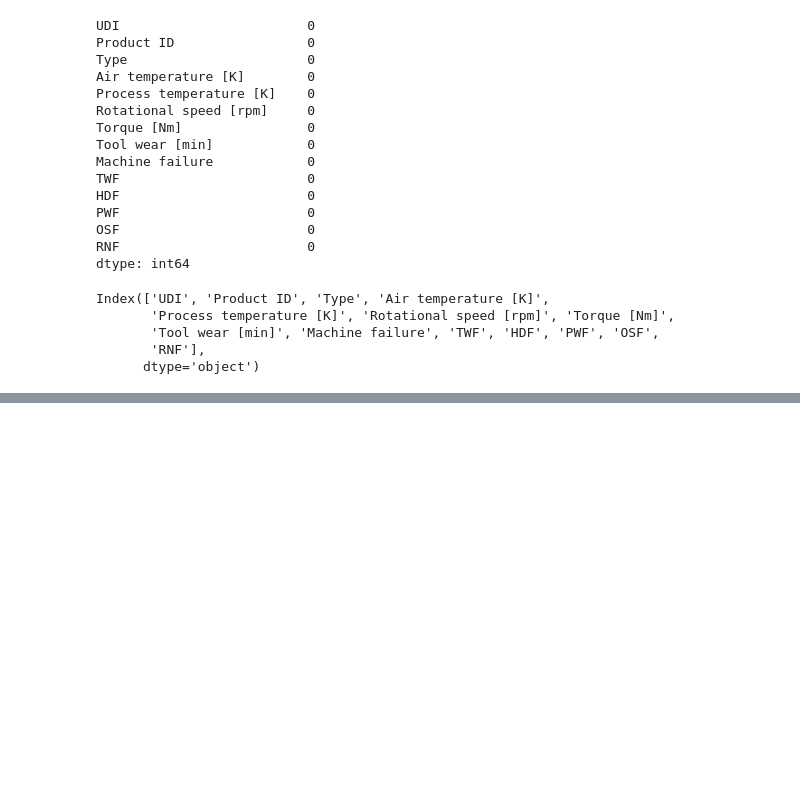
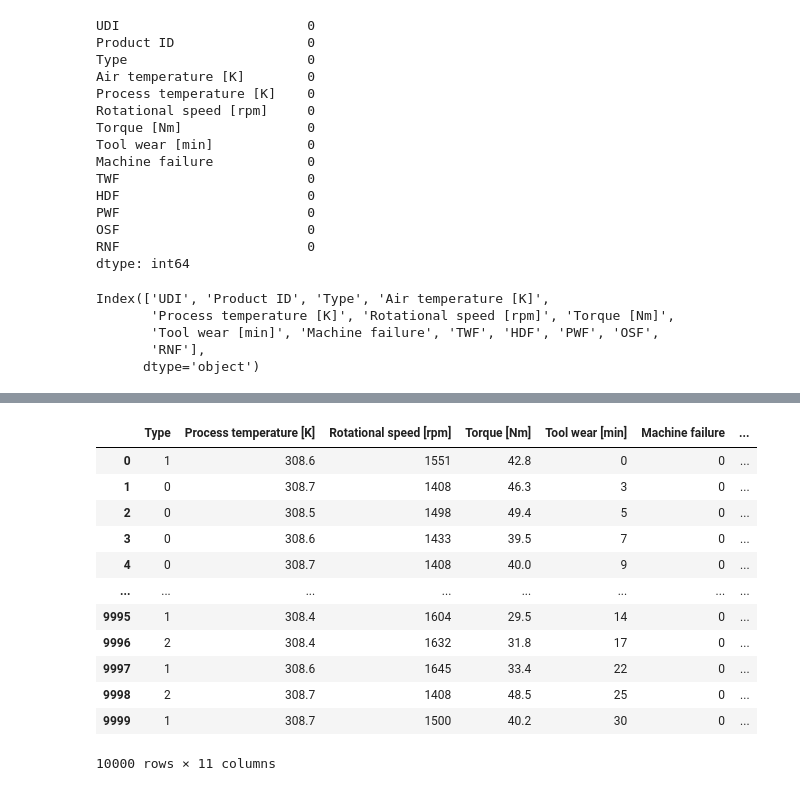
Before and after one commit to pk1308/PredictiveMaintenance, a Jupyter notebook: linearregression_excercise.ipynb, the cells around one changed output, grey strips where cells are left out. Cells and saved outputs as stored; diff of their text form; code cells hidden in the pictures; blank space fills up the shorter version.

```diff
--- a/linearregression_excercise.ipynb
+++ b/linearregression_excercise.ipynb
@@ -128,3 +153,9 @@ Index(['UDI', 'Product ID', 'Type', 'Air temperature [K]',
        'Tool wear [min]', 'Machine failure', 'TWF', 'HDF', 'PWF', 'OSF',
        'RNF'],
       dtype='object')
+# %%
+# droping the uid and product id and UDI
+df1= df.drop(["UDI", "Product ID"],axis = 1)
+# %%
+# map the type
+df1['Type'] = df1['Type'].map({"L" : 0 , "M" : 1 , "H" : 2 })
@@ -130,0 +185,19 @@ Index(['UDI', 'Product ID', 'Type', 'Air temperature [K]',
+# %%
+#my feature columns
+x = df1.drop(['Air temperature [K]'], axis = 1 )
+# %%
+x
+# %% [output]
+|  | Type | Process temperature [K] | Rotational speed [rpm] | Torque [Nm] | Tool wear [min] | Machine failure | ... |
+| 0 | 1 | 308.6 | 1551 | 42.8 | 0 | 0 | ... |
+| 1 | 0 | 308.7 | 1408 | 46.3 | 3 | 0 | ... |
+| 2 | 0 | 308.5 | 1498 | 49.4 | 5 | 0 | ... |
+| 3 | 0 | 308.6 | 1433 | 39.5 | 7 | 0 | ... |
+| 4 | 0 | 308.7 | 1408 | 40.0 | 9 | 0 | ... |
+| ... | ... | ... | ... | ... | ... | ... | ... |
+| 9995 | 1 | 308.4 | 1604 | 29.5 | 14 | 0 | ... |
+| 9996 | 2 | 308.4 | 1632 | 31.8 | 17 | 0 | ... |
+| 9997 | 1 | 308.6 | 1645 | 33.4 | 22 | 0 | ... |
+| 9998 | 2 | 308.7 | 1408 | 48.5 | 25 | 0 | ... |
+| 9999 | 1 | 308.7 | 1500 | 40.2 | 30 | 0 | ... |
+10000 rows × 11 columns
```
Also changed, not shown: parts of 58 cells of this notebook, 4 other files.
